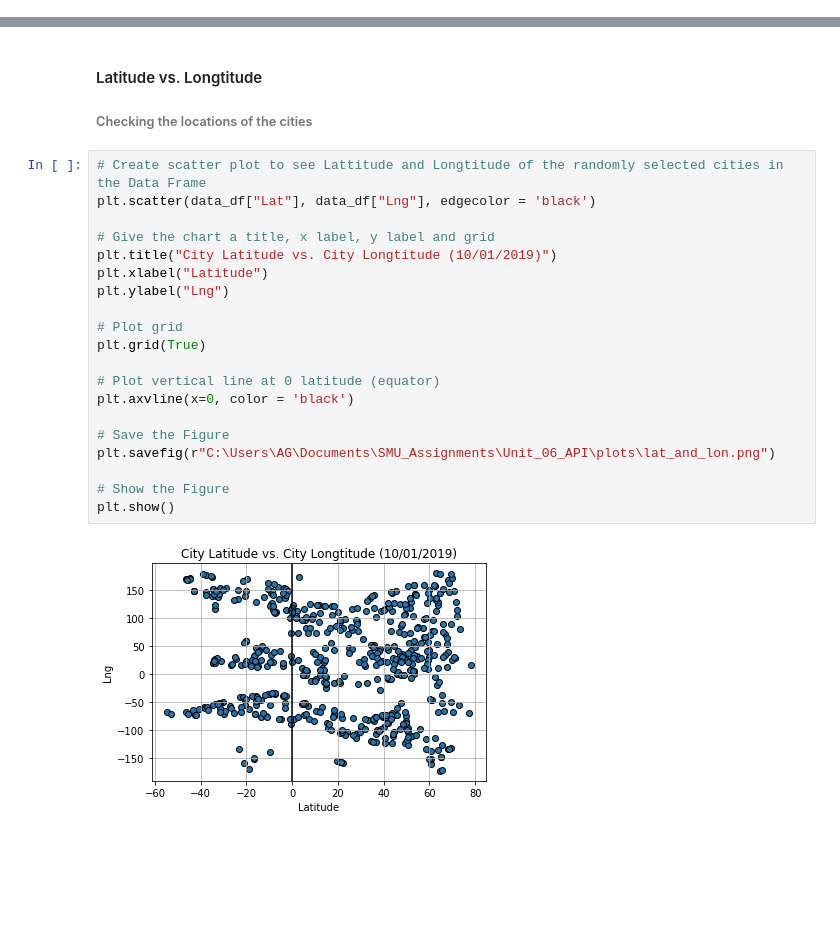
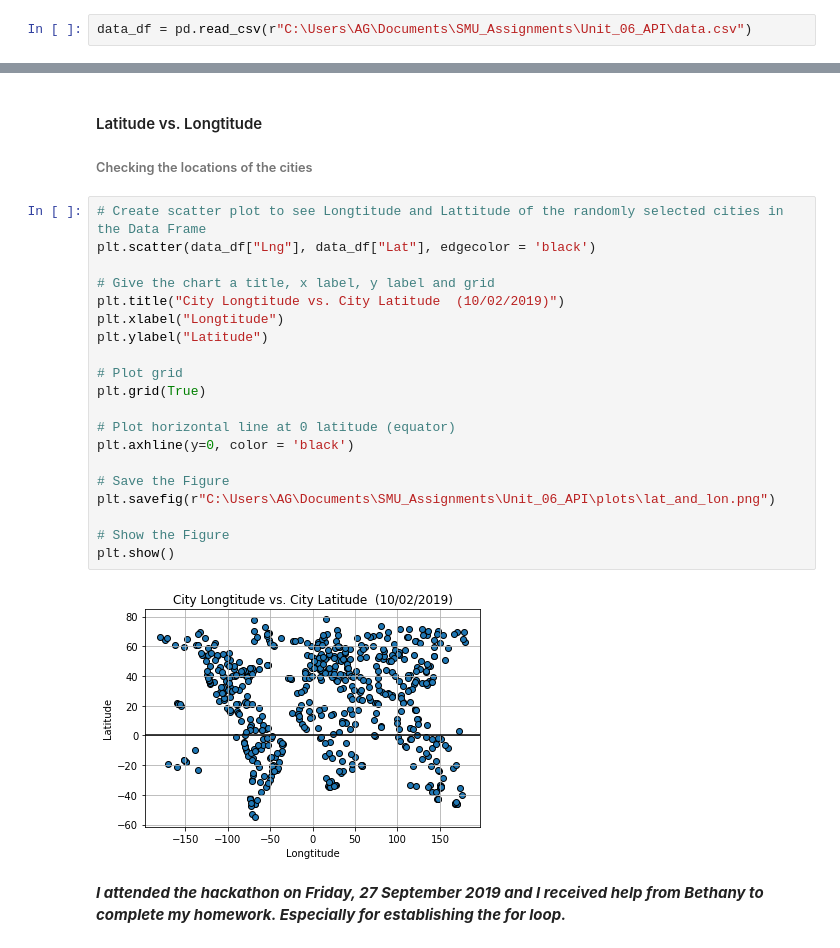
Before and after one commit to ahmedgurbuz/SMU_Assignments, a Jupyter notebook: Unit_06_API/WeatherPy.ipynb, the cells around one changed output, grey strips where cells are left out. Saved outputs shown, nothing was run; the diff lists cells and outputs as text; blank space fills up the shorter version.

```diff
--- a/Unit_06_API/WeatherPy.ipynb
+++ b/Unit_06_API/WeatherPy.ipynb
@@ -153,5 +150,7 @@ Data retrieval finished
 # %%
 # Export the city data into a csv file
 data_csv = data_df.to_csv(r"C:\Users\AG\Documents\SMU_Assignments\Unit_06_API\data.csv", index = None, header=True)
+# %%
+data_df = pd.read_csv(r"C:\Users\AG\Documents\SMU_Assignments\Unit_06_API\data.csv")
 # %%
 # Display the Data Frame
@@ -306,24 +287,26 @@ plt.show()
 
 ###### Checking the locations of the cities
 # %%
-# Create scatter plot to see Lattitude and Longtitude of the randomly selected cities in the Data Frame
-plt.scatter(data_df["Lat"], data_df["Lng"], edgecolor = 'black')
+# Create scatter plot to see Longtitude and Lattitude of the randomly selected cities in the Data Frame
+plt.scatter(data_df["Lng"], data_df["Lat"], edgecolor = 'black')
 
 # Give the chart a title, x label, y label and grid
-plt.title("City Latitude vs. City Longtitude (10/01/2019)")
-plt.xlabel("Latitude")
-plt.ylabel("Lng")
+plt.title("City Longtitude vs. City Latitude  (10/02/2019)")
+plt.xlabel("Longtitude")
+plt.ylabel("Latitude")
 
 # Plot grid
 plt.grid(True)
 
-# Plot vertical line at 0 latitude (equator)
-plt.axvline(x=0, color = 'black')
+# Plot horizontal line at 0 latitude (equator)
+plt.axhline(y=0, color = 'black')
 
 # Save the Figure
 plt.savefig(r"C:\Users\AG\Documents\SMU_Assignments\Unit_06_API\plots\lat_and_lon.png")
 
 # Show the Figure
 plt.show()
 # %% [output]
-[figure, old version]
+[figure, new version]
+# %% [markdown]
+***I attended the hackathon on Friday, 27 September 2019 and I received help from Bethany to complete my homework. Especially for establishing the for loop.***
```
Also changed, not shown: parts of 10 cells of this notebook, 1 other file.
